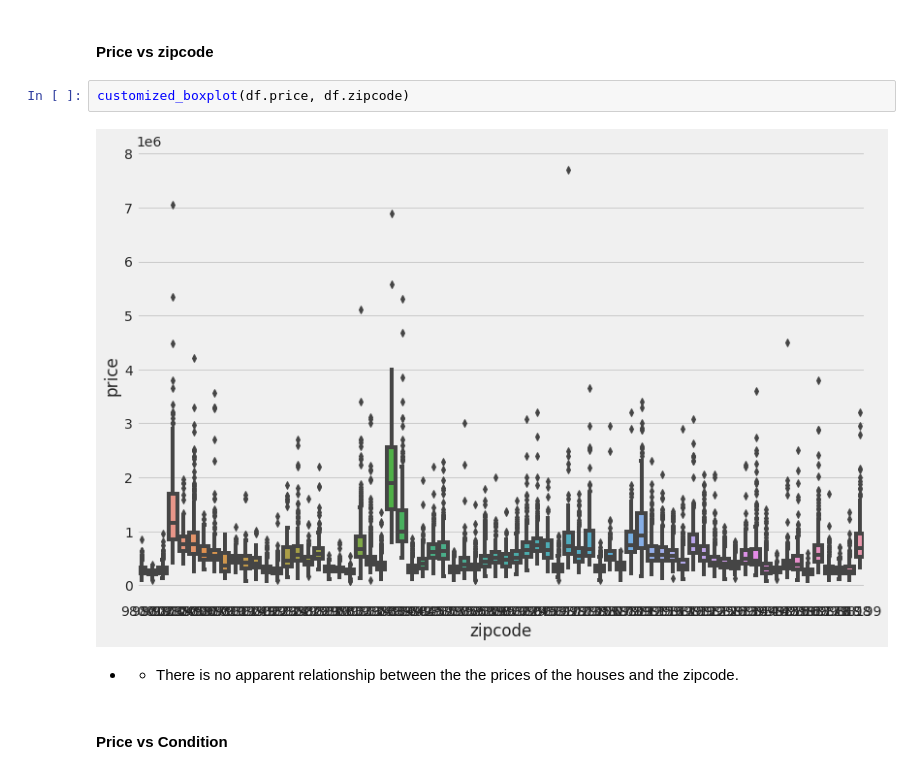
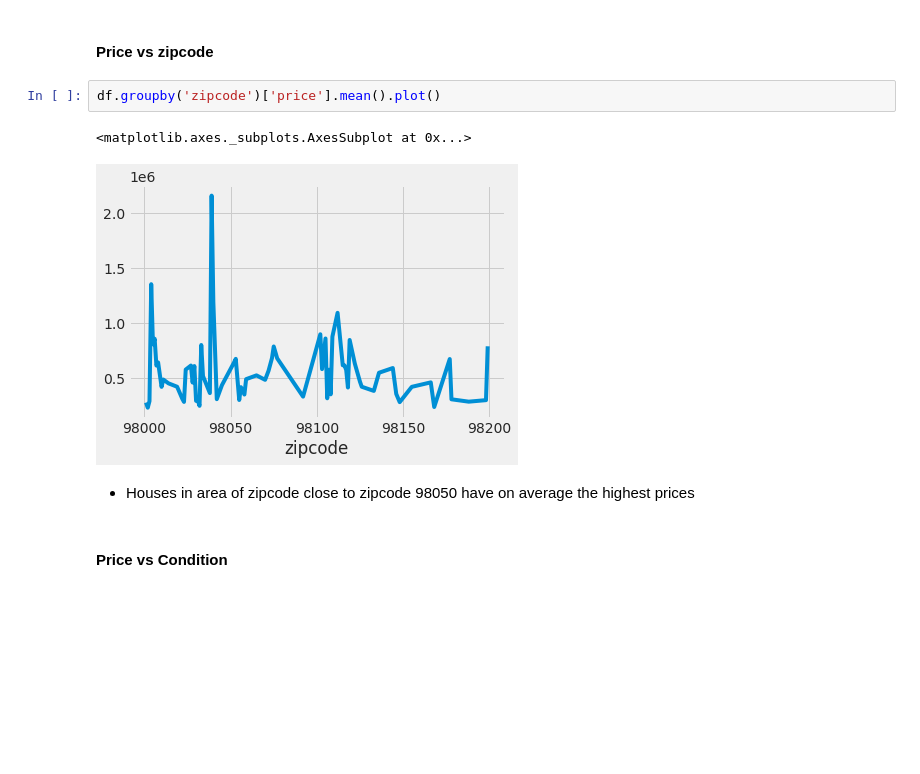
Before and after one commit to qadipo/FactorsAffectingHousePricesUsingVariousLinearRegressionMethods, a Jupyter notebook: Modelling_House_Prices.ipynb, the cells around one changed output. Cells and saved outputs as stored; diff of their text form; blank space fills up the shorter version.

```diff
--- a/Modelling_House_Prices.ipynb
+++ b/Modelling_House_Prices.ipynb
@@ -485,12 +476,13 @@ df.groupby('yr_built')['price'].mean().plot()
 * Since then, there has been a general increase in the average cost of a house possibley due to inflation
 # %% [markdown]
 #### Price vs zipcode
-# %%
-customized_boxplot(df.price, df.zipcode)
-# %% [output]
-[figure, removed]
-# %% [markdown]
-* * There is no apparent relationship between the the prices of the houses and the zipcode.
+# %%
+df.groupby('zipcode')['price'].mean().plot()
+# %% [output]
+<matplotlib.axes._subplots.AxesSubplot at 0x...>
+[figure, added]
+# %% [markdown]
+* Houses in area of zipcode close to zipcode 98050 have on average the highest prices
 # %% [markdown]
 #### Price vs Condition
 # %%
```
Also changed, not shown: parts of 52 cells of this notebook.
